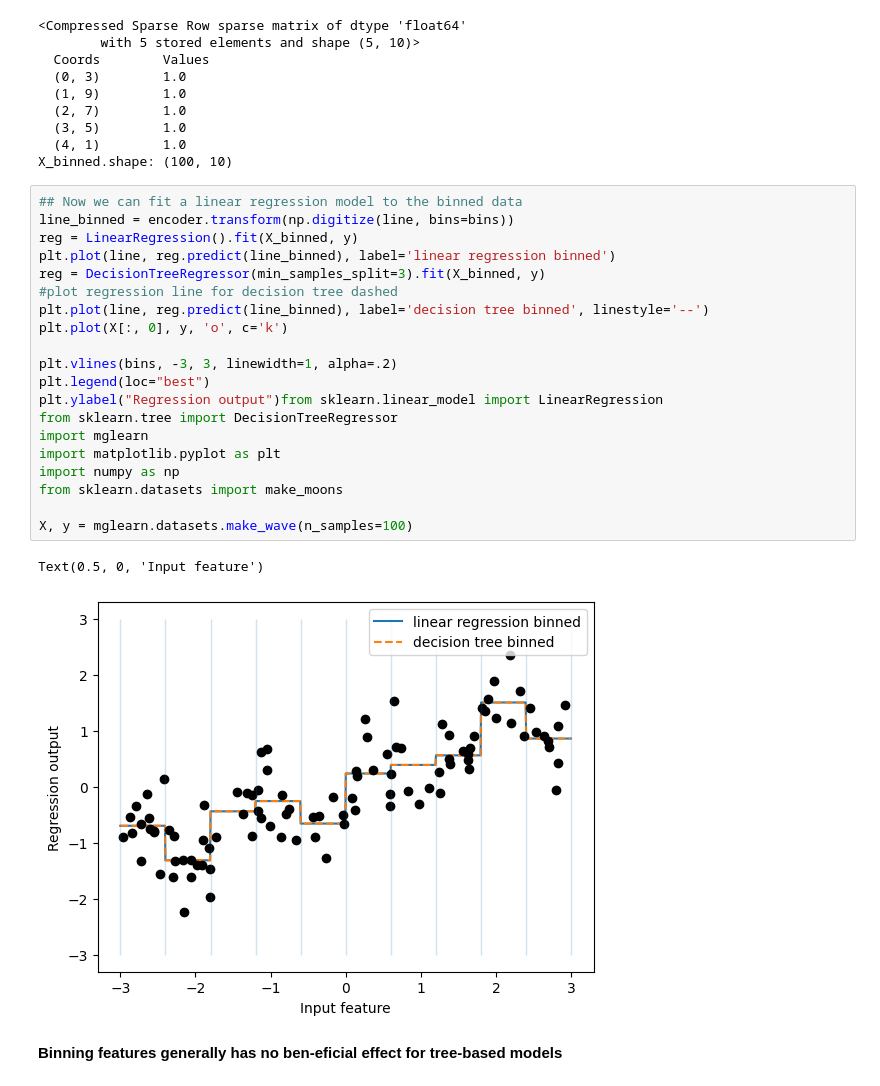
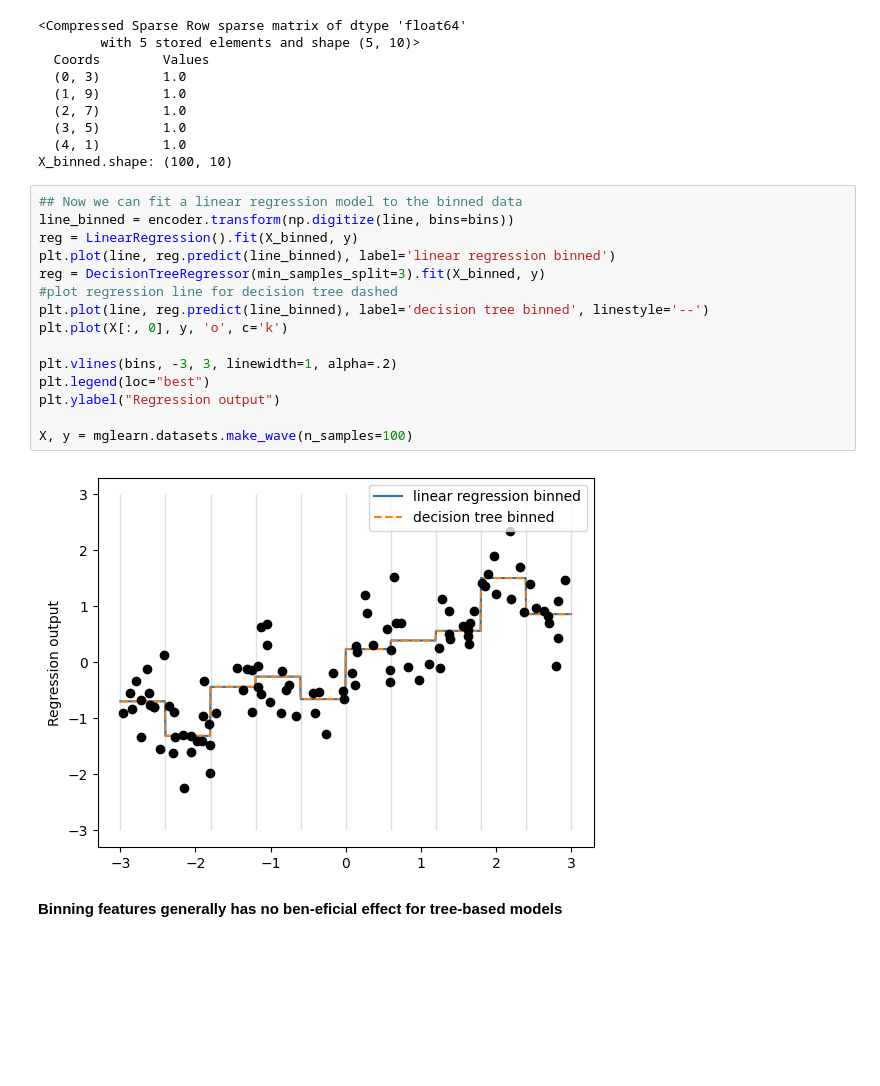
Before and after one commit to jurgenfolz/Machine-Learning-Examples, a Jupyter notebook: Feature Engineering/Binning, Interactions and Polynomials.ipynb, the cells around one changed output. Drawn from its saved outputs; the diff is of its cells as text; blank space fills up the shorter version.

```diff
--- a/Feature Engineering/Binning, Interactions and Polynomials.ipynb
+++ b/Feature Engineering/Binning, Interactions and Polynomials.ipynb
@@ -68,26 +68,20 @@ X_binned.shape: (100, 10)
 # %%
 ## Now we can fit a linear regression model to the binned data
 line_binned = encoder.transform(np.digitize(line, bins=bins))
 reg = LinearRegression().fit(X_binned, y)
 plt.plot(line, reg.predict(line_binned), label='linear regression binned')
 reg = DecisionTreeRegressor(min_samples_split=3).fit(X_binned, y)
 #plot regression line for decision tree dashed
 plt.plot(line, reg.predict(line_binned), label='decision tree binned', linestyle='--')
 plt.plot(X[:, 0], y, 'o', c='k')
 
 plt.vlines(bins, -3, 3, linewidth=1, alpha=.2)
 plt.legend(loc="best")
-plt.ylabel("Regression output")from sklearn.linear_model import LinearRegression
-from sklearn.tree import DecisionTreeRegressor
-import mglearn
-import matplotlib.pyplot as plt
-import numpy as np
-from sklearn.datasets import make_moons
+plt.ylabel("Regression output")
 
 X, y = mglearn.datasets.make_wave(n_samples=100)
 # %% [output]
-Text(0.5, 0, 'Input feature')
-[figure, old version]
+[figure, new version]
 # %% [markdown]
 **Binning features generally has no ben‐eficial effect for tree-based models**
 # %% [markdown]
```
Also changed, not shown: parts of 1 cell of this notebook, 1 other file.
